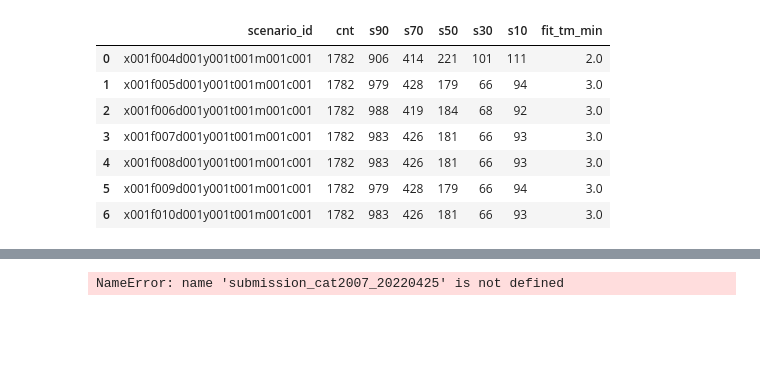
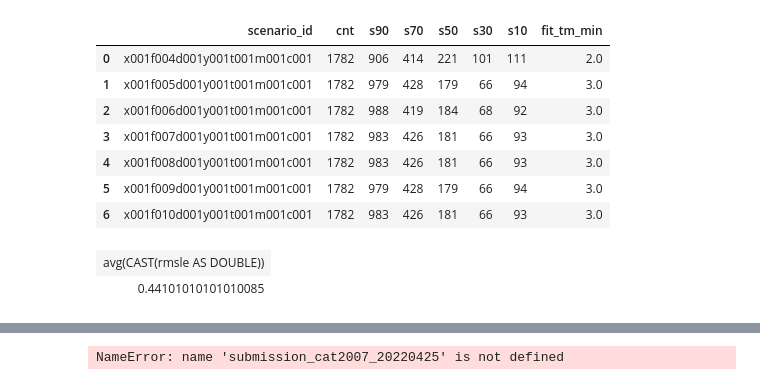
Before and after one commit to pmosoft/kaggle_store_sales, a Jupyter notebook: data-analysis/07_predict_anlysis.ipynb, the cells around one changed output, grey strips where cells are left out. Drawn from its saved outputs; the diff is of its cells as text; code cells hidden in the pictures; blank space fills up the shorter version.

```diff
--- a/data-analysis/07_predict_anlysis.ipynb
+++ b/data-analysis/07_predict_anlysis.ipynb
@@ -96,3 +96,15 @@ pdf.head(20)
 | 4 | x001f008d001y001t001m001c001 | 1782 | 983 | 426 | 181 | 66 | 93 | 3.0 |
 | 5 | x001f009d001y001t001m001c001 | 1782 | 979 | 428 | 179 | 66 | 94 | 3.0 |
 | 6 | x001f010d001y001t001m001c001 | 1782 | 983 | 426 | 181 | 66 | 93 | 3.0 |
+# %%
+%%sparksql
+--select store_nbr, family2, scenario_id,score,rmsle,predict_y,test_y,r2, mae,mse,rmse,msle
+select avg(rmsle)
+from results
+where 1=1
+and scenario_id like'x001f005d001y001t001m001c001'
+and rmsle between = 0.11
+--and rmsle = 0.11
+# %% [output]
+| avg(CAST(rmsle AS DOUBLE)) |
+| 0.44101010101010085 |
```
Also changed, not shown: parts of 2 cells of this notebook, 9 other files.
